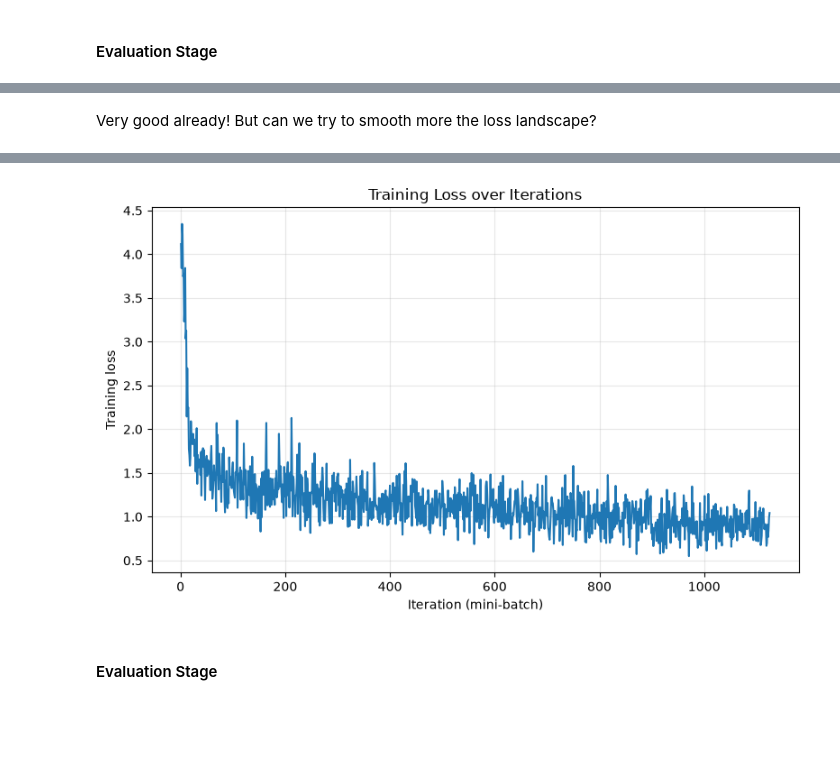
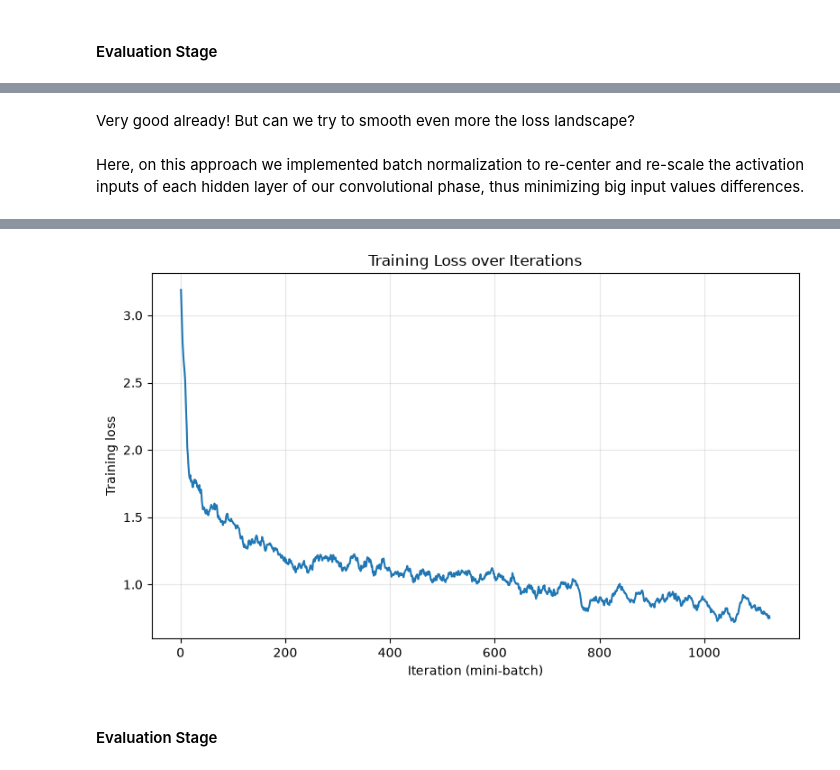
Before and after one commit to DanielSGH/NN-Image-Classification, a Jupyter notebook: task2.ipynb, the cells around one changed output, grey strips where cells are left out. Drawn from its saved outputs; the diff is of its cells as text; code cells hidden in the pictures; blank space fills up the shorter version.

```diff
--- a/task2.ipynb
+++ b/task2.ipynb
@@ -69,7 +74,7 @@ def transform_labels(sample):
 
     return val + floating
 # %%
-float_labels = np.array([transform_labels(x) for x in sample_labels])
+float_labels = np.array([transform_labels(x) for x in all_labels])
 float_labels[20:60]
 # %% [output]
 array([0.        , 0.        , 0.        , 0.        , 0.        ,
@@ -83,6 +90,6 @@ array([0.        , 0.        , 0.        , 0.        , 0.        ,
 # %%
 # Transform data, so it can be processed by the PyTorch NN
-X = torch.from_numpy(sample_images)
+X = torch.from_numpy(all_images)
 y = torch.from_numpy(float_labels)
 
 dataset = TensorDataset(X, y)
@@ -150,6 +159,6 @@ test_loader = DataLoader(test_set, batch_size=batch_size)
 
 
 model = NNRegressor(in_channels=1, num_classes=1).to(device)
-loss_function = nn.SmoothL1Loss(beta=4.0)
+loss_function = nn.SmoothL1Loss(beta=0.25)
 
 optimizer = torch.optim.AdamW(model.parameters(), lr=learning_rate, weight_decay=0.015)
@@ -286,21 +337,10 @@ End of epoch. Cumulated loss: 334.2692
 #### Evaluation Stage
 # %%
 model.eval()  # disables dropout
-val_loss_sum = 0.0
+val_error_sum = 0.0
 num_examples = 0
 
-def common_sense_error_minutes(pred, target):
-    def to_clock_minutes(x):
-        x = torch.remainder(x.squeeze(-1), 12)
-        hour = torch.floor(x)
-        minute = (x - hour) * (59 / 0.99)  # invert your label encoding
-        return torch.remainder(hour * 60 + minute, 720)
-
-    pred_minutes = to_clock_minutes(pred)
-    target_minutes = to_clock_minutes(target)
-
-    difference = torch.abs(pred_minutes - target_minutes)
-    return torch.minimum(difference, 720 - difference)
+error_history = []
 
 with torch.inference_mode():  # no gradients needed for validation
     for X, y in val_loader:
@@ -308,12 +348,22 @@ with torch.inference_mode():  # no gradients needed for validation
         y = y.float().to(device).unsqueeze(1)
 
         pred = model(X)
-        batch_loss = common_sense_error_minutes(pred, y)
+        batch_error = common_sense_error_minutes(pred, y)
+        error_history.append(batch_error)
 
-        # Weight each batch by its size, including a possibly smaller last batch
-        val_loss_sum += batch_loss.mean().item() * X.size(0)
+        # Count predictions no more than the chosen circular-time error tolerance.
+        val_error_sum += batch_error.sum().item()
         num_examples += X.size(0)
 
-avg_val_loss = val_loss_sum / num_examples
-print(f"Validation loss: {avg_val_loss:.4f}")
+mean_error_minutes = val_error_sum / num_examples
+print(f"Mean circular error: {mean_error_minutes:.2f} minutes")
+
+plt.figure(figsize=(8, 5))
+plt.plot(range(1, len(error_history) + 1), smooth(error_history, 3))
+plt.xlabel("Data Iteration")
+plt.ylabel("Common Sense Error Value")
+plt.title("Evaluation Metric Over Common Sense Error")
+plt.grid(True, alpha=0.3)
+plt.tight_layout()
+plt.show()
 # %% [output]
@@ -321,5 +372,5 @@ Validation loss: 156.4534
 # %% [markdown]
-Very good already! But can we try to smooth more the loss landscape?
+Very good already! But can we try to smooth even more the loss landscape?
 # %%
 class BatchNormalizedNN(nn.Module):
     def __init__(self, in_channels, num_classes):
@@ -365,6 +416,8 @@ class BatchNormalizedNN(nn.Module):
         x = self.features(x)
         x = self.fn(x)
         return x
+# %% [markdown]
+Here, on this approach we implemented batch normalization to re-center and re-scale the activation inputs of each hidden layer of our convolutional phase, thus minimizing big input values differences.
 # %%
 model = BatchNormalizedNN(in_channels=1, num_classes=1).to(device)
 loss_function = nn.SmoothL1Loss(beta=4.0)
@@ -391,7 +444,7 @@ for n in range(epochs):
     print(f"End of epoch. Cumulated loss: {cumulated_loss.item():.4f}")
 
 plt.figure(figsize=(8, 5))
-plt.plot(range(1, len(loss_history) + 1), loss_history)
+plt.plot(range(1, len(loss_history) + 1), smooth(loss_history, 16))
 plt.xlabel("Iteration (mini-batch)")
 plt.ylabel("Training loss")
 plt.title("Training Loss over Iterations")
@@ -407,4 +460,4 @@ End of epoch. Cumulated loss: 204.6856
-[figure, old version]
+[figure, new version]
 # %% [markdown]
 #### Evaluation Stage
 # %%
```
Also changed, not shown: parts of 43 cells of this notebook.
